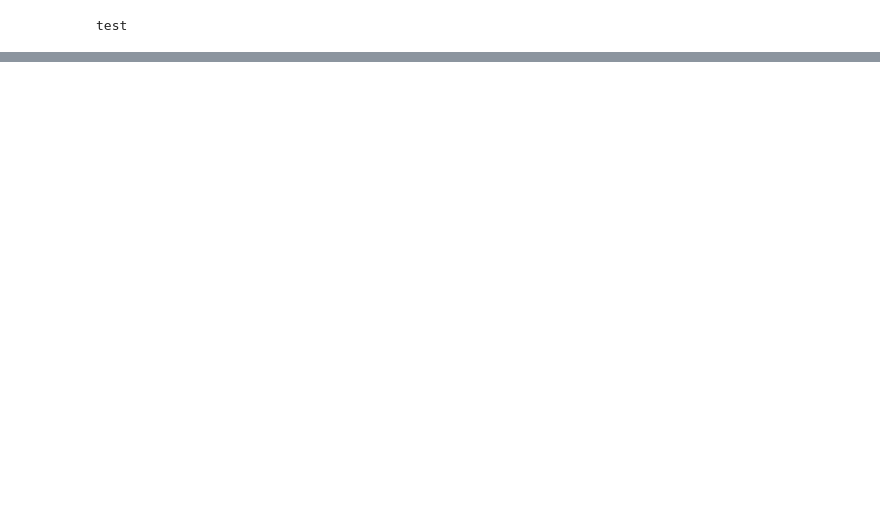
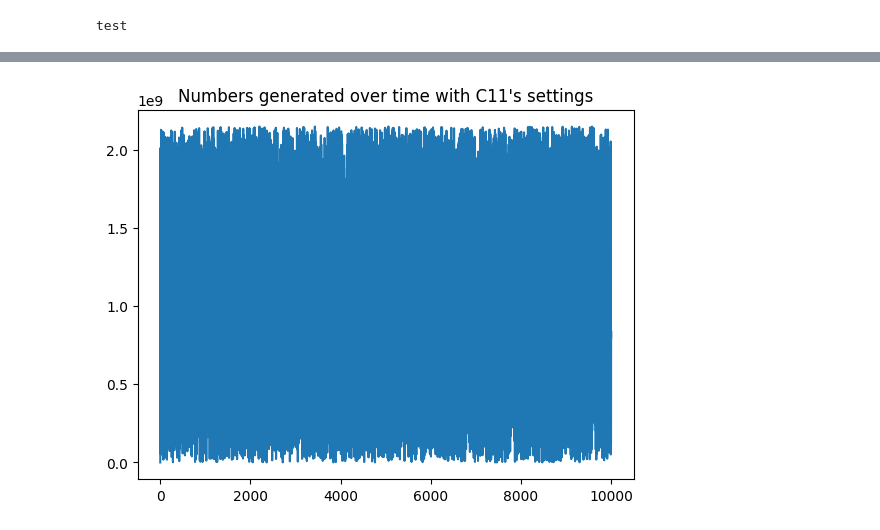
Before and after one commit to AdrianKlessa/random_notebooks, a Jupyter notebook: congruences_notebook.ipynb, the cells around one changed output, grey strips where cells are left out. Cells and saved outputs as stored; diff of their text form; code cells hidden in the pictures; blank space fills up the shorter version.

```diff
--- a/congruences_notebook.ipynb
+++ b/congruences_notebook.ipynb
@@ -31,0 +28,11 @@ plt.show()
+# %%
+numbers_list = []
+g = linear_congruence((2**31)-1,48271,0,2) #C++11's minstd_rand
+for x in range (10000):
+    numbers_list.append(next(g))
+# %%
+plt.title("Numbers generated over time with C11's settings")
+plt.plot(numbers_list)
+plt.show()
+# %% [output]
+[figure, added]
```
Also changed, not shown: parts of 5 cells of this notebook.
